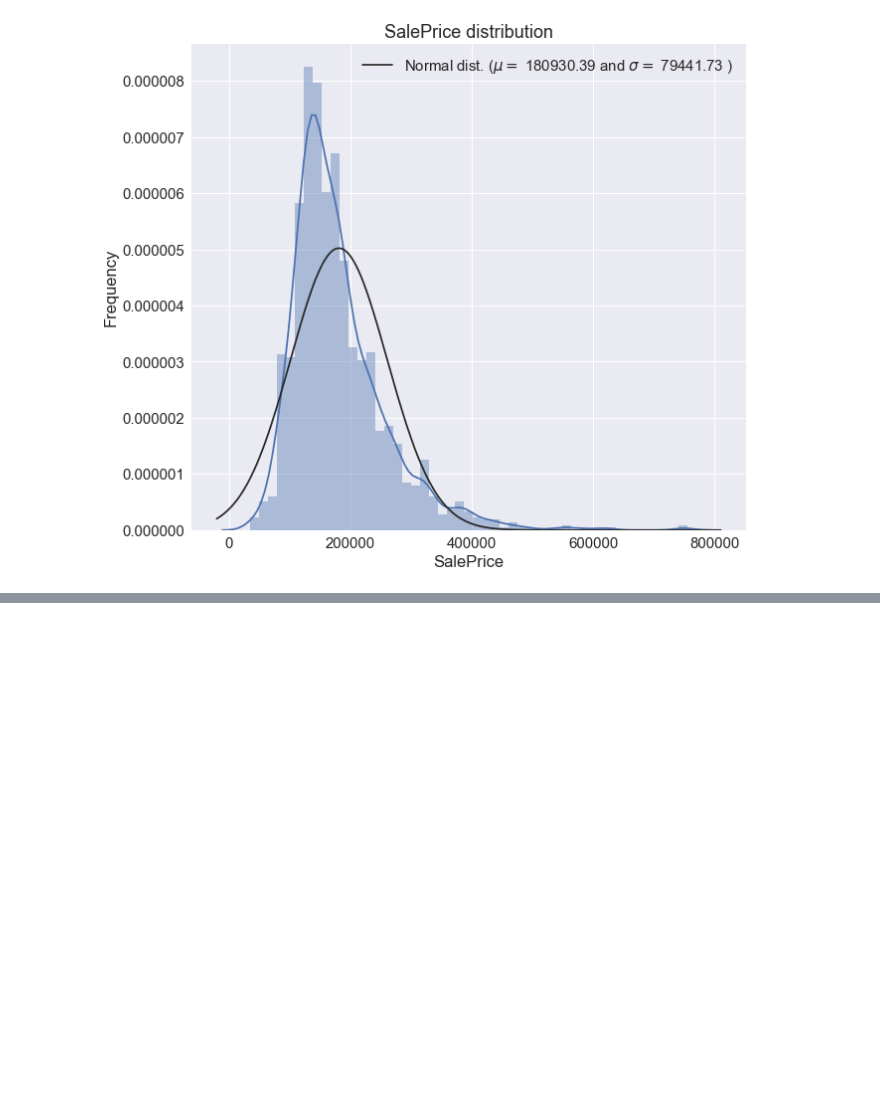
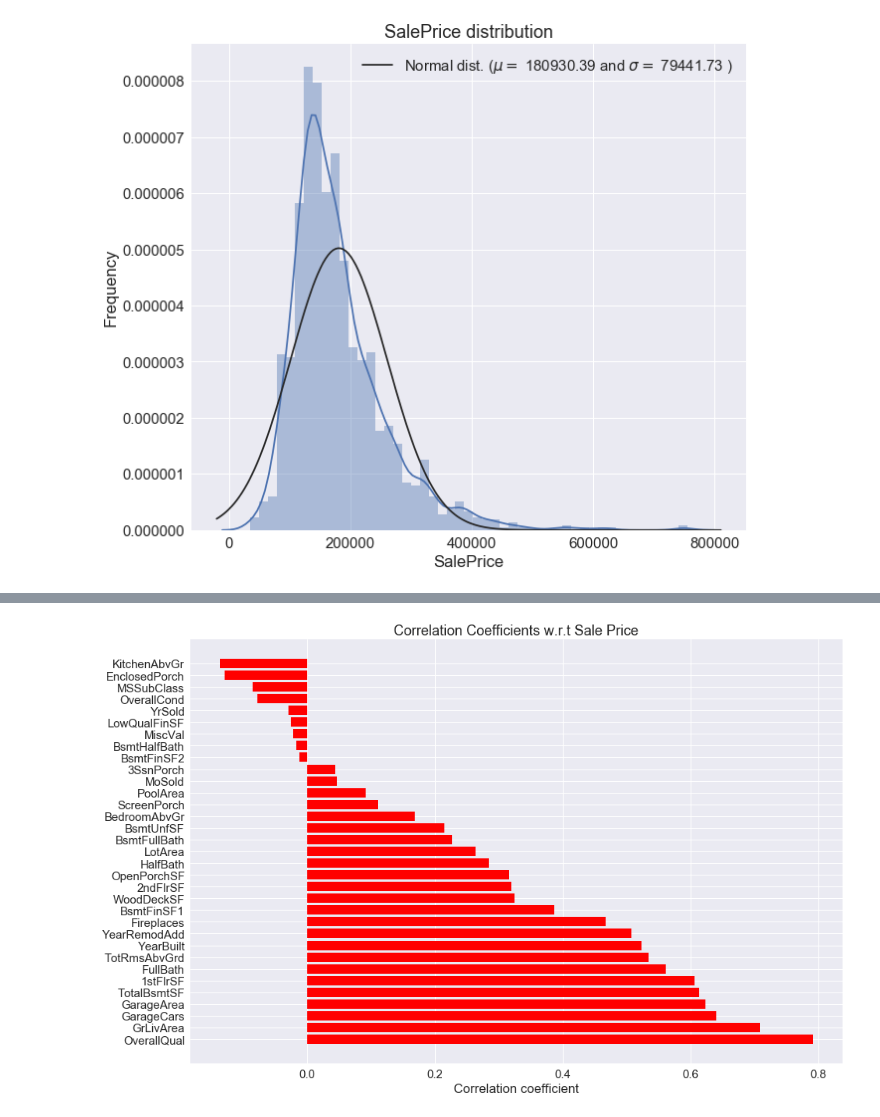
Before and after one commit to michaelmorr82/Kaggle-DataSets, a Jupyter notebook: House Prices/House Prices.ipynb, the cells around one changed output, grey strips where cells are left out. Saved outputs shown, nothing was run; the diff lists cells and outputs as text; code cells hidden in the pictures; blank space fills up the shorter version.

```diff
--- a/House Prices/House Prices.ipynb
+++ b/House Prices/House Prices.ipynb
@@ -303,2 +298,13 @@ Correlation coefficient with cost price: 0.791069
+# %%
+width = 0
+fig, ax = plt.subplots(figsize = (15,10))
+rects = ax.barh(np.arange(len(corr_price)), np.array(corr_price.values), color = 'red')
+ax.set_yticks(np.arange(len(corr_price)) + ((width)/1))
+ax.set_yticklabels(corr_price.index, rotation ='horizontal')
+ax.set_xlabel("Correlation coefficient")
+ax.set_title("Correlation Coefficients w.r.t Sale Price");
+ax.grid(True)
+# %% [output]
+[figure, added]
 # %%
 Show top 10 data
```
Also changed, not shown: parts of 7 cells of this notebook.
